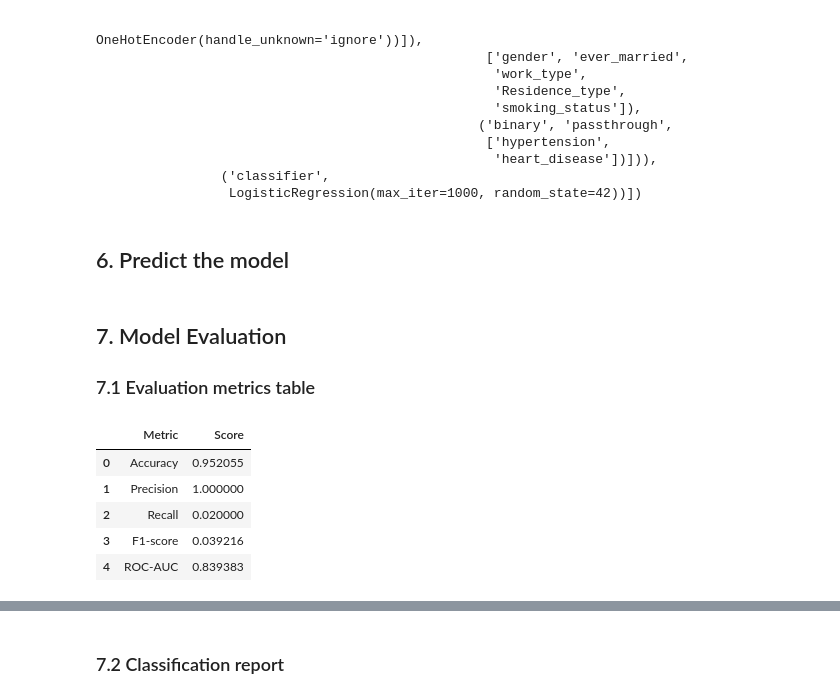
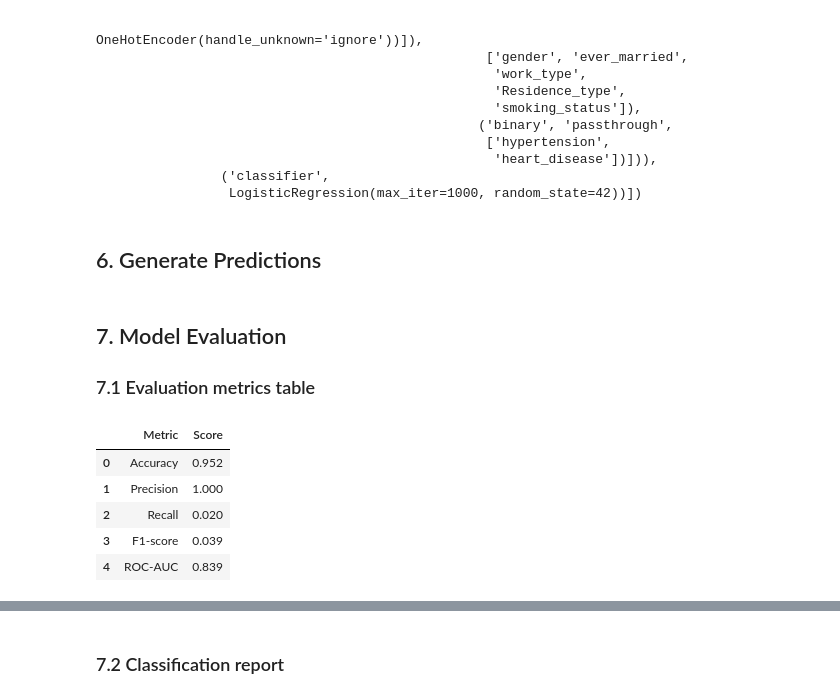
Before and after one commit to YipingMa9377/project1---stroke-prediction, a Jupyter notebook: notebooks/03_Baseline_Model.ipynb, the cells around one changed output, grey strips where cells are left out. Saved outputs shown, nothing was run; the diff lists cells and outputs as text; code cells hidden in the pictures.

```diff
--- a/notebooks/03_Baseline_Model.ipynb
+++ b/notebooks/03_Baseline_Model.ipynb
@@ -133,7 +139,7 @@ Pipeline(steps=[('preprocessor',
                 ('classifier',
                  LogisticRegression(max_iter=1000, random_state=42))])
 # %% [markdown]
-## 6. Predict the model
+## 6. Generate Predictions
 # %%
 y_pred = model.predict(X_test)
 
@@ -145,27 +151,28 @@ y_prob = model.predict_proba(X_test)[:,1]
 # %%
 # Calculate evaluation metrics
 metrics = pd.DataFrame({
     "Metric": [
         "Accuracy",
         "Precision",
         "Recall",
         "F1-score",
         "ROC-AUC"
     ],
     "Score": [
         accuracy_score(y_test, y_pred),
         precision_score(y_test, y_pred),
         recall_score(y_test, y_pred),
         f1_score(y_test, y_pred),
         roc_auc_score(y_test, y_prob)
     ]
 })
 
+metrics["Score"] = metrics["Score"].round(3)
 metrics
 # %% [output]
 |  | Metric | Score |
-| 0 | Accuracy | 0.952055 |
-| 1 | Precision | 1.000000 |
-| 2 | Recall | 0.020000 |
-| 3 | F1-score | 0.039216 |
-| 4 | ROC-AUC | 0.839383 |
+| 0 | Accuracy | 0.952 |
+| 1 | Precision | 1.000 |
+| 2 | Recall | 0.020 |
+| 3 | F1-score | 0.039 |
+| 4 | ROC-AUC | 0.839 |
```
Also changed, not shown: parts of 10 cells of this notebook.
